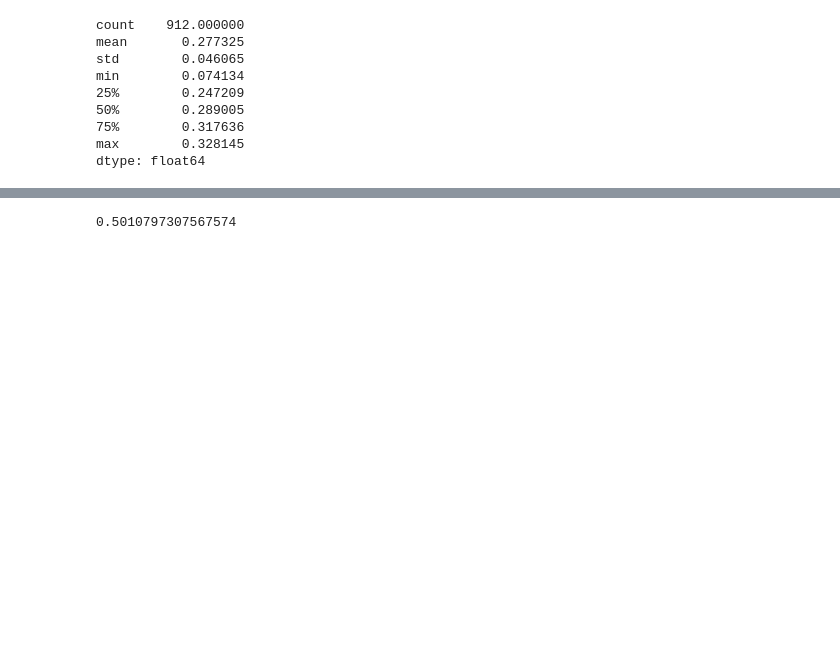
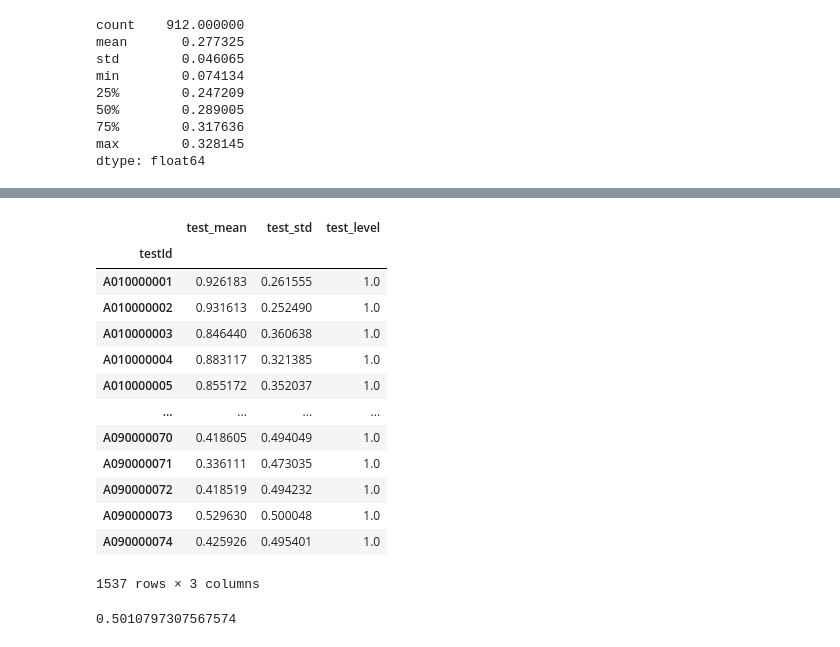
Before and after one commit to boostcampaitech4lv23recsys2/level2_dkt_recsys-level2-recsys-09, a Jupyter notebook: code/EDA&Preprocessing/LJH_Tabular_EDA.ipynb, the cells around one changed output, grey strips where cells are left out. Drawn from its saved outputs; the diff is of its cells as text; code cells hidden in the pictures; blank space fills up the shorter version.

```diff
--- a/code/EDA/LJH_Tabular_EDA.ipynb
+++ b/code/EDA&Preprocessing/LJH_Tabular_EDA.ipynb
@@ -215,3 +373,6 @@ correct_k['tag_level'] = correct_k['tag_mean'] *  correct_k['tag_std']
 # %%
-correct_t = df.groupby(['testId'])['answerCode'].agg(['mean', 'sum','std'])
-correct_t.columns = ["test_mean", 'test_sum', 'test_std']
+correct_t = df.groupby(['testId'])['answerCode'].agg(['mean', 'std'])
+correct_t.columns = ["test_mean",  'test_std']
+# %%
+correct_t['test_level'] = correct_t['test_mean'] *  correct_t['test_std']
+correct_t['test_level'].describe()
@@ -218,3 +389,24 @@ correct_t.columns = ["test_mean", 'test_sum', 'test_std']
+# %%
+correct_t.loc[correct_t['test_level'] <= 0.273811, 'test_level'] = 4
+correct_t.loc[(correct_t['test_level'] > 0.273811) & (0.306219 >= correct_t['test_level']),'test_level'] = 3
+correct_t.loc[ (correct_t['test_level'] > 0.306219) & (0.321031 >= correct_t['test_level']), 'test_level'] = 2
+correct_t.loc[correct_t['test_level'] > 0.321031,'test_level'] = 1
+correct_t
+# %% [output]
+|  | test_mean | test_std | test_level |
+| testId |  |  |  |
+| A010000001 | 0.926183 | 0.261555 | 1.0 |
+| A010000002 | 0.931613 | 0.252490 | 1.0 |
+| A010000003 | 0.846440 | 0.360638 | 1.0 |
+| A010000004 | 0.883117 | 0.321385 | 1.0 |
+| A010000005 | 0.855172 | 0.352037 | 1.0 |
+| ... | ... | ... | ... |
+| A090000070 | 0.418605 | 0.494049 | 1.0 |
+| A090000071 | 0.336111 | 0.473035 | 1.0 |
+| A090000072 | 0.418519 | 0.494232 | 1.0 |
+| A090000073 | 0.529630 | 0.500048 | 1.0 |
+| A090000074 | 0.425926 | 0.495401 | 1.0 |
+1537 rows × 3 columns
 # %%
 fig, ax = plt.subplots()
 correct_t['test_std'].hist(bins=20, ax = ax)
```
Also changed, not shown: parts of 17 cells of this notebook, 4 other files.
